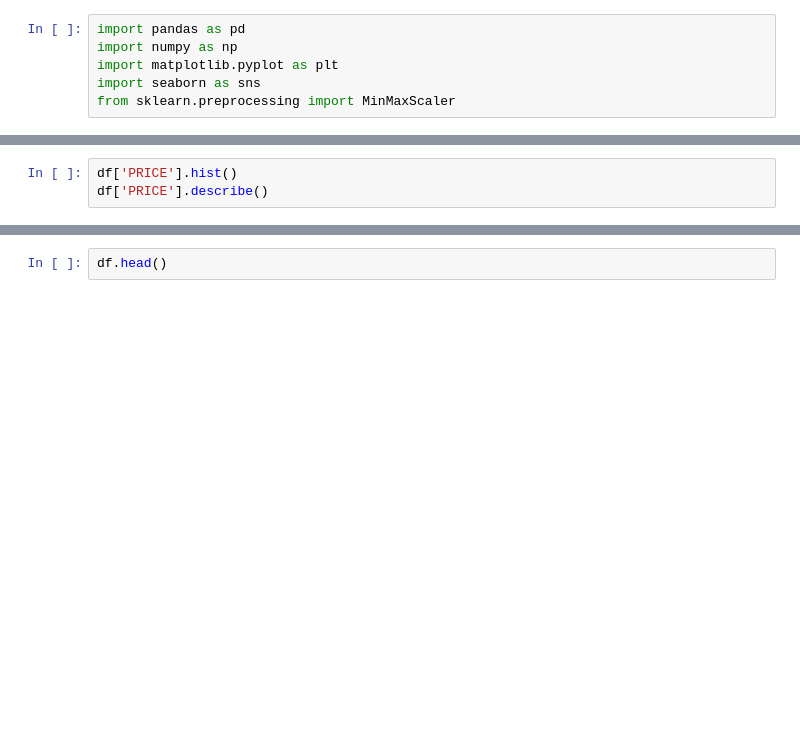
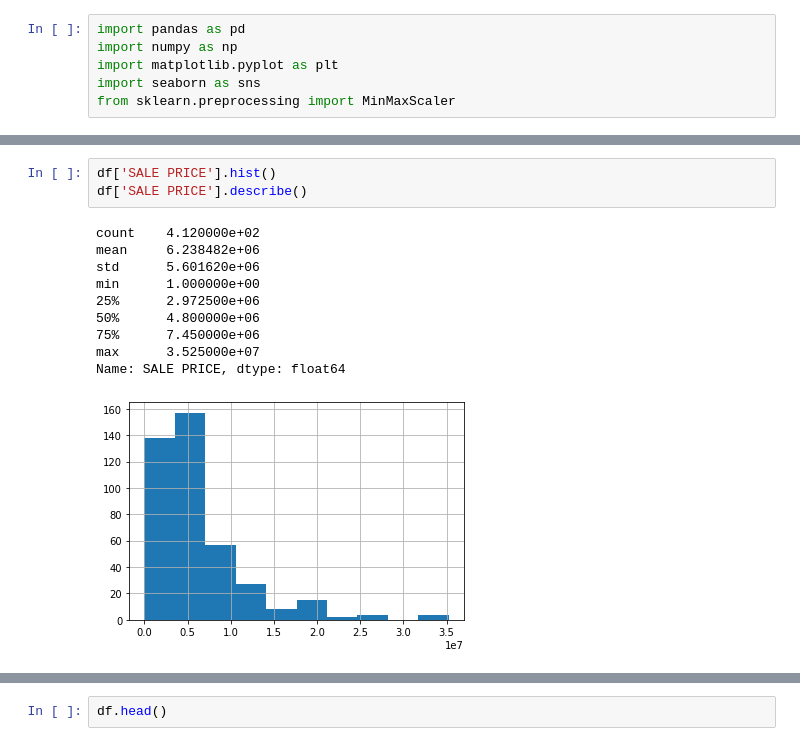
Before and after one commit to tasnmb/Manhattan-property-prices-analysis, a Jupyter notebook: big_data_cw.ipynb, the cells around one changed output, grey strips where cells are left out. Drawn from its saved outputs; the diff is of its cells as text; blank space fills up the shorter version.

```diff
--- a/big_data_cw.ipynb
+++ b/big_data_cw.ipynb
@@ -73,5 +226,16 @@ sns.scatterplot(data=df, x="LAND SQUARE FEET", y="PRICE")
 # %%
-df['PRICE'].hist()
-df['PRICE'].describe()
+df['SALE PRICE'].hist()
+df['SALE PRICE'].describe()
+# %% [output]
+count    4.120000e+02
+mean     6.238482e+06
+std      5.601620e+06
+min      1.000000e+00
+25%      2.972500e+06
+50%      4.800000e+06
+75%      7.450000e+06
+max      3.525000e+07
+Name: SALE PRICE, dtype: float64
+[figure, added]
 # %%
 df.shape
```
Also changed, not shown: parts of 19 cells of this notebook.
